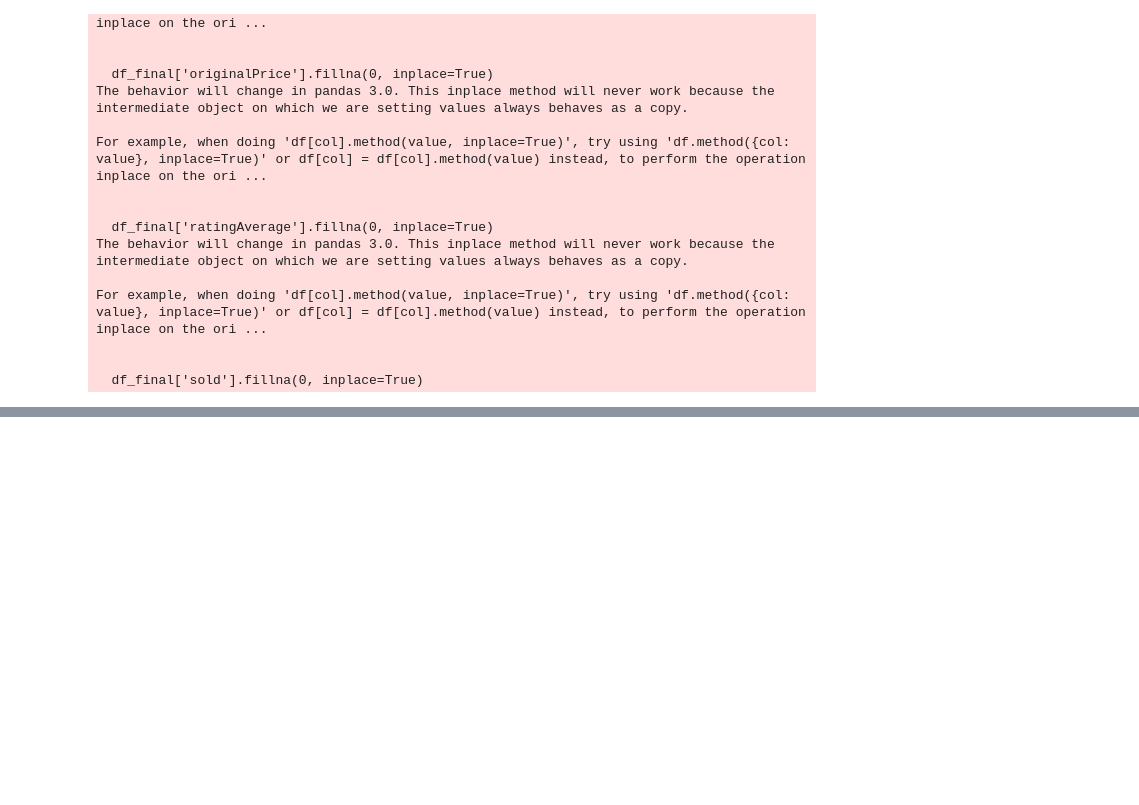
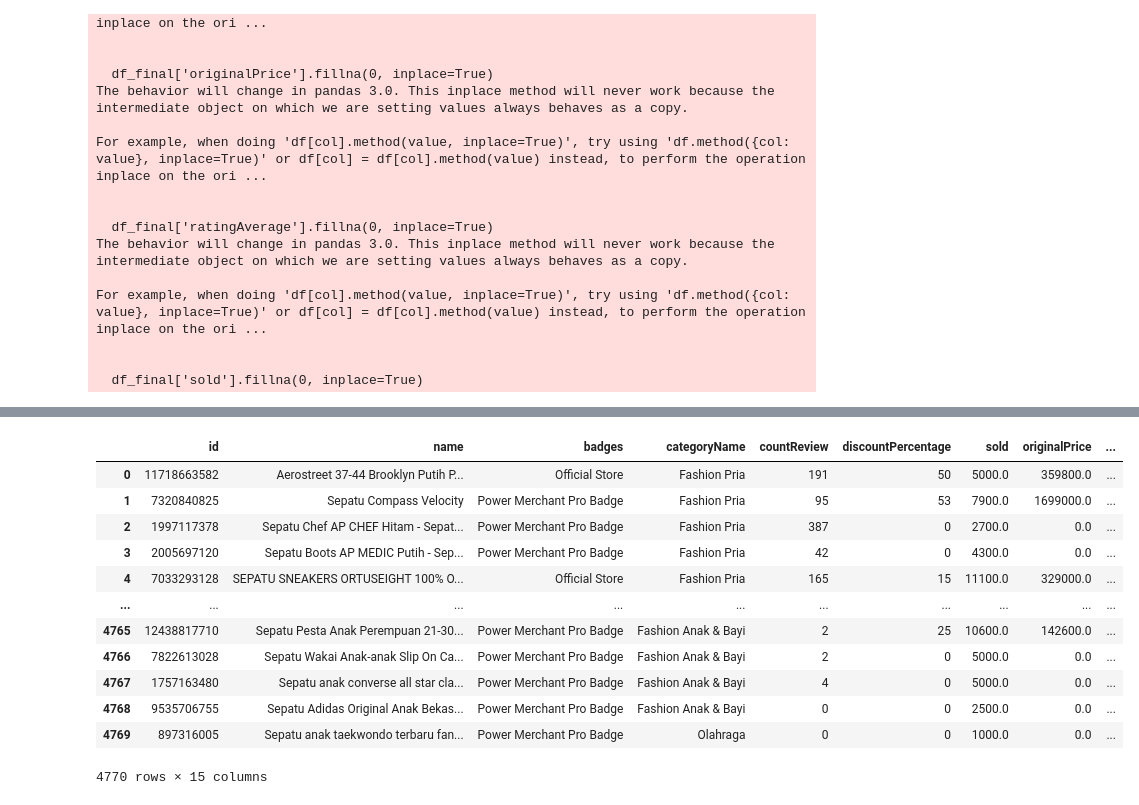
Before and after one commit to m-nahrowi/ETL-Tokopedia-Sepatu, a Jupyter notebook: show.ipynb, the cells around one changed output, grey strips where cells are left out. Saved outputs shown, nothing was run; the diff lists cells and outputs as text; code cells hidden in the pictures; blank space fills up the shorter version.

```diff
--- a/show.ipynb
+++ b/show.ipynb
@@ -14719,0 +317,16 @@ SyntaxError: invalid decimal literal (1144054546.py, line 22)
+# %%
+df_final
+# %% [output]
+|  | id | name | badges | categoryName | countReview | discountPercentage | sold | originalPrice | ... |
+| 0 | 11718663582 | Aerostreet 37-44 Brooklyn Putih P... | Official Store | Fashion Pria | 191 | 50 | 5000.0 | 359800.0 | ... |
+| 1 | 7320840825 | Sepatu Compass Velocity | Power Merchant Pro Badge | Fashion Pria | 95 | 53 | 7900.0 | 1699000.0 | ... |
+| 2 | 1997117378 | Sepatu Chef AP CHEF Hitam - Sepat... | Power Merchant Pro Badge | Fashion Pria | 387 | 0 | 2700.0 | 0.0 | ... |
+| 3 | 2005697120 | Sepatu Boots AP MEDIC Putih - Sep... | Power Merchant Pro Badge | Fashion Pria | 42 | 0 | 4300.0 | 0.0 | ... |
+| 4 | 7033293128 | SEPATU SNEAKERS ORTUSEIGHT 100% O... | Official Store | Fashion Pria | 165 | 15 | 11100.0 | 329000.0 | ... |
+| ... | ... | ... | ... | ... | ... | ... | ... | ... | ... |
+| 4765 | 12438817710 | Sepatu Pesta Anak Perempuan 21-30... | Power Merchant Pro Badge | Fashion Anak & Bayi | 2 | 25 | 10600.0 | 142600.0 | ... |
+| 4766 | 7822613028 | Sepatu Wakai Anak-anak Slip On Ca... | Power Merchant Pro Badge | Fashion Anak & Bayi | 2 | 0 | 5000.0 | 0.0 | ... |
+| 4767 | 1757163480 | Sepatu anak converse all star cla... | Power Merchant Pro Badge | Fashion Anak & Bayi | 4 | 0 | 5000.0 | 0.0 | ... |
+| 4768 | 9535706755 | Sepatu Adidas Original Anak Bekas... | Power Merchant Pro Badge | Fashion Anak & Bayi | 0 | 0 | 2500.0 | 0.0 | ... |
+| 4769 | 897316005 | Sepatu anak taekwondo terbaru fan... | Power Merchant Pro Badge | Olahraga | 0 | 0 | 1000.0 | 0.0 | ... |
+4770 rows × 15 columns
```
Also changed, not shown: parts of 2 cells of this notebook, 2 other files.
